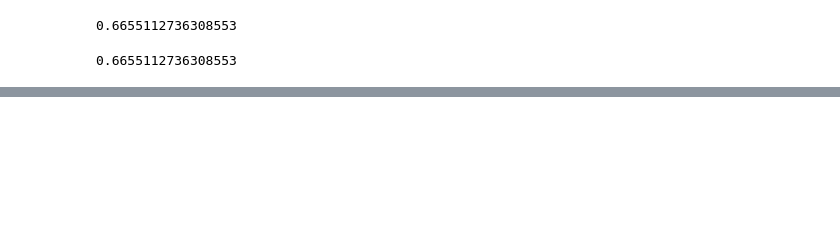
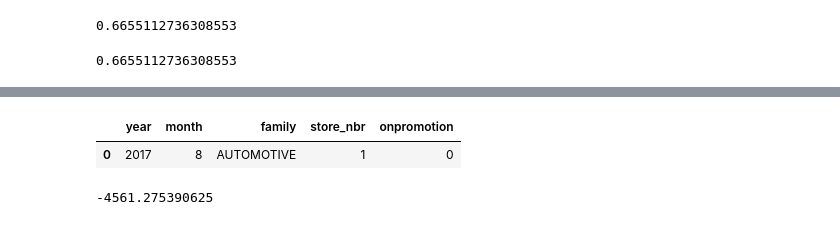
Before and after one commit to mrdaraujo/business_case_869, a Jupyter notebook: notebooks/victor_package_tests.ipynb, the cells around one changed output, grey strips where cells are left out. Drawn from its saved outputs; the diff is of its cells as text; code cells hidden in the pictures; blank space fills up the shorter version.

```diff
--- a/notebooks/victor_package_tests.ipynb
+++ b/notebooks/victor_package_tests.ipynb
@@ -58,0 +92,24 @@ joblib.load('model.joblib').score(X_train,y_train)
+# %%
+### API tests
+
+year='2017'
+month='8'
+family='AUTOMOTIVE'
+store_nbr='1'
+onpromotion='0'
+
+X = pd.DataFrame(dict(
+        year=[int(year)],
+        month=[int(month)],
+        family=[str(family)],
+        store_nbr=[int(store_nbr)],
+        onpromotion=[int(onpromotion)]))
+
+X
+# %% [output]
+|  | year | month | family | store_nbr | onpromotion |
+| 0 | 2017 | 8 | AUTOMOTIVE | 1 | 0 |
+# %%
+job.predict(X)[0]
+# %% [output]
+-4561.275390625
```
Also changed, not shown: parts of 6 cells of this notebook, 8 other files.
